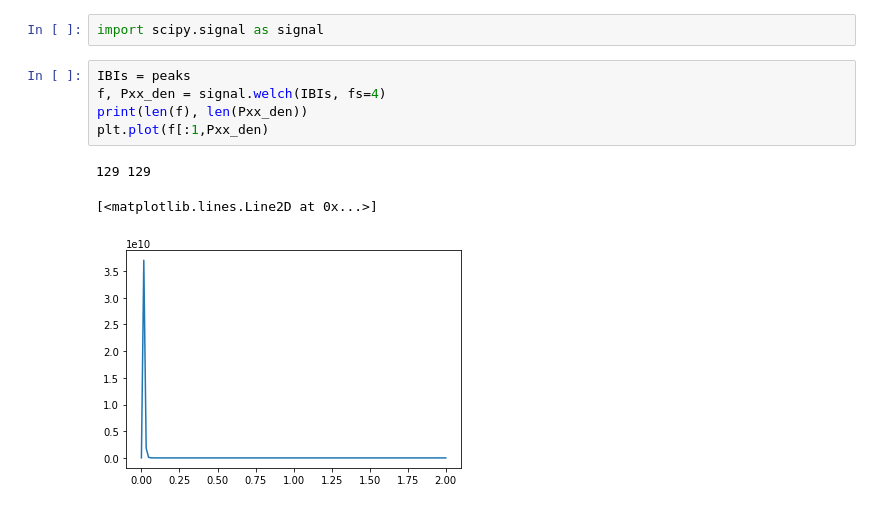
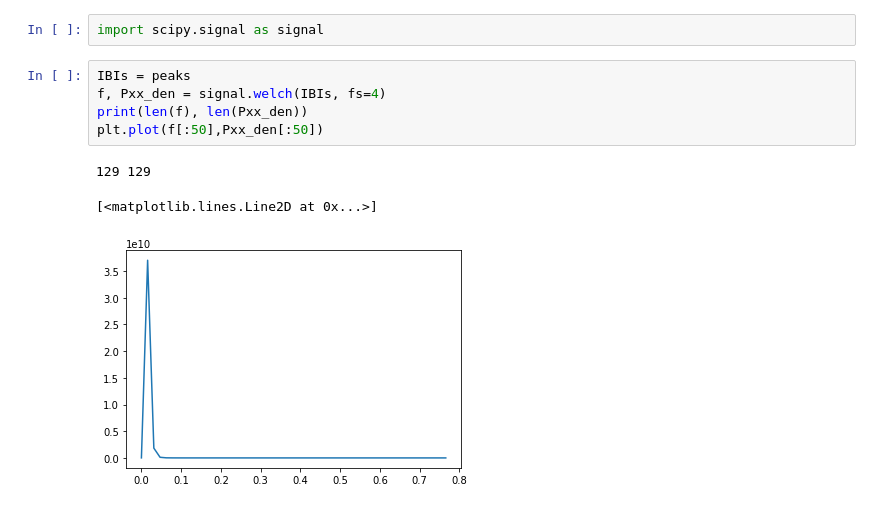
Before and after one commit to BrandonThaiTran/zoom_physio, a Jupyter notebook: nbs/hrv_calculations.ipynb, the cells around one changed output. Saved outputs shown, nothing was run; the diff lists cells and outputs as text.

```diff
--- a/nbs/hrv_calculations.ipynb
+++ b/nbs/hrv_calculations.ipynb
@@ -411,9 +411,9 @@ import scipy.signal as signal
 # %%
 IBIs = peaks
 f, Pxx_den = signal.welch(IBIs, fs=4)
 print(len(f), len(Pxx_den))
-plt.plot(f[:1,Pxx_den)
+plt.plot(f[:50],Pxx_den[:50])
 # %% [output]
 129 129
 [<matplotlib.lines.Line2D at 0x...>]
-[figure, old version]
+[figure, new version]
```
